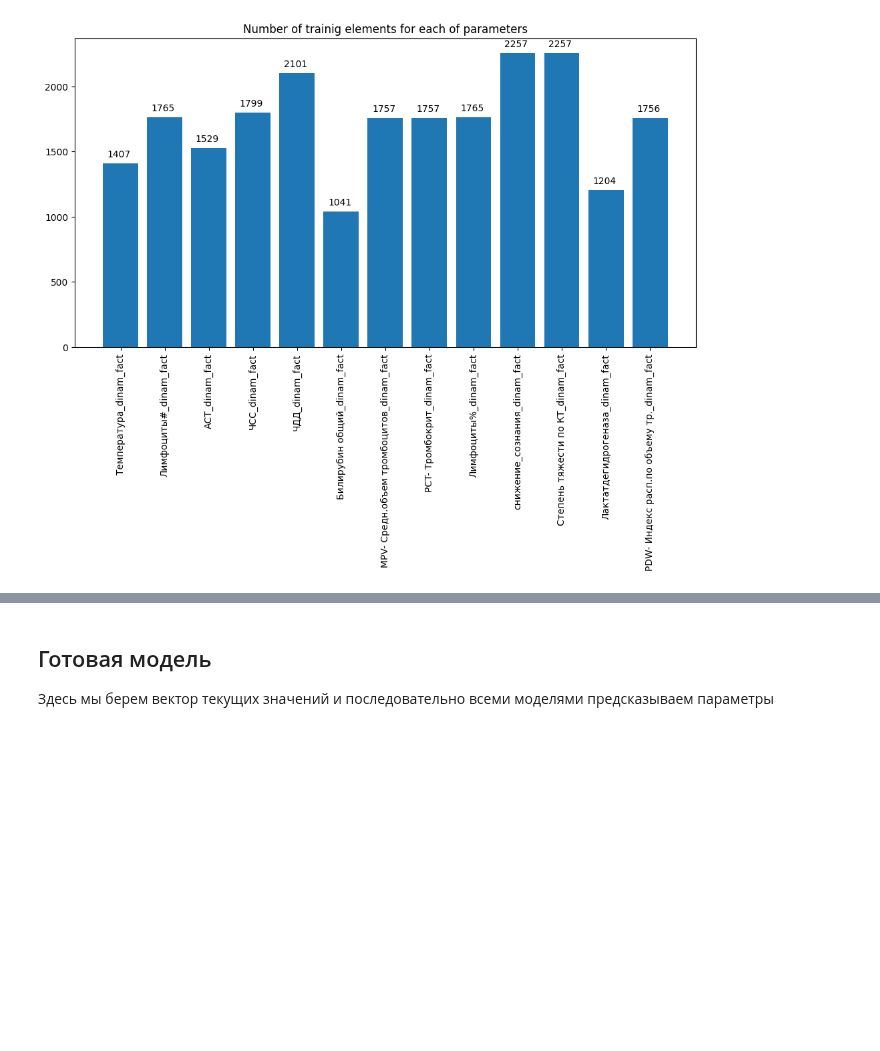
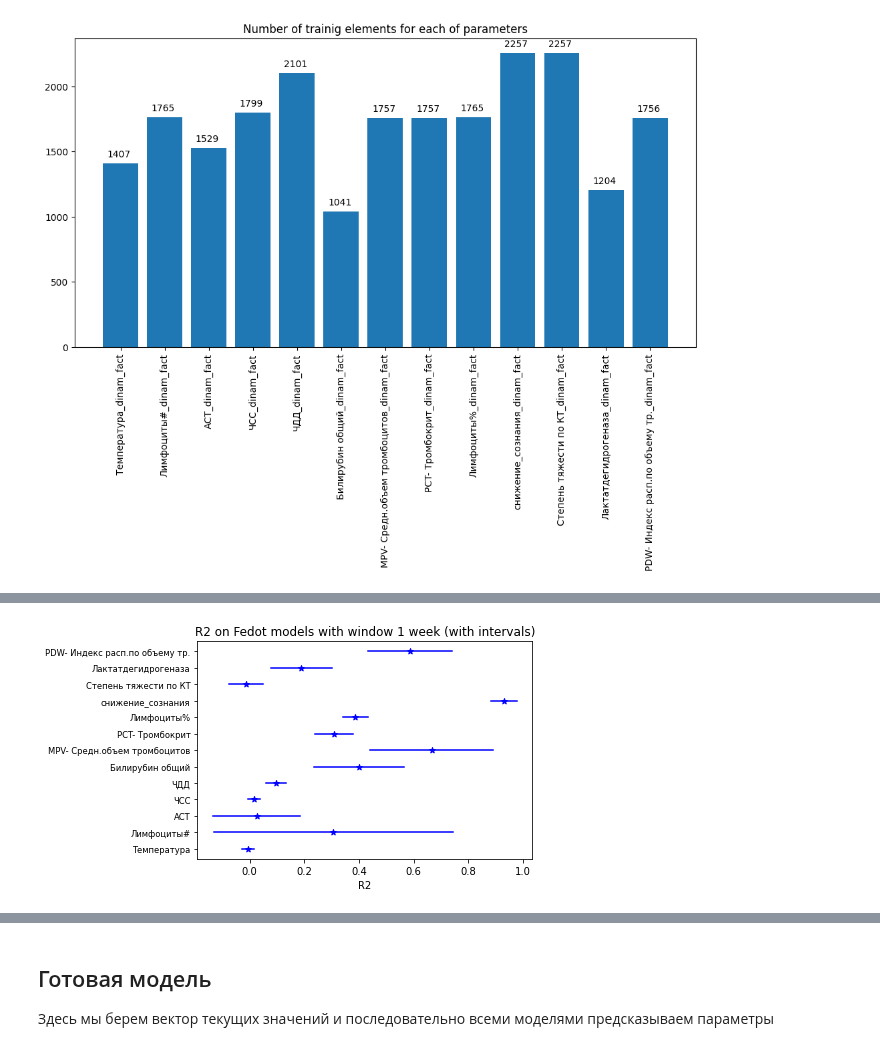
Before and after one commit to geniusserg/CovidPredict, a Jupyter notebook: fedot.ipynb, the cells around one changed output, grey strips where cells are left out. Drawn from its saved outputs; the diff is of its cells as text; code cells hidden in the pictures; blank space fills up the shorter version.

```diff
--- a/fedot.ipynb
+++ b/fedot.ipynb
@@ -182,16 +209,3 @@ for i in range(13):
 ## Обучение
 # %% [markdown]
 Теперь разделим датасет на окна - одна запись как фича, следующая за ней как таргет. И среди всех записей пациента проведем такую операцию
-# %%
-X , y = [], []
-for i in df.index.levels[0]:
-    try:
-        for j in range(df.loc[i].index.size - 1):
-            try:
-                X.append(df.loc[(i, j)])
-                y.append(df.loc[(i, j+1)].iloc[29:42])
-            except:
-                pass
-    except:
-        pass
-X, y = np.array(X), np.array(y)
@@ -202,5 +212,18 @@ y[0]
 # %% [markdown]
 Выберем значения таргета без nan, и каждому из 13-ти параметров соотнесем пары - вектор параметров X и значение Y параметра на следующей неделе.
+# %%
+def X , y = [], []
+for i in df.index.levels[0]:
+    try:
+        for j in range(df.loc[i].index.size - 1):
+            try:
+                X.append(df.loc[(i, j)])
+                y.append(df.loc[(i, j+1)].iloc[29:42])
+            except:
+                pass
+    except:
+        pass
+X, y = np.array(X), np.array(y)
 # %%
 data = {param: [] for param in dynamic_columns}
 for i in range(len(data)):
@@ -525,0 +546,8 @@ resultdf.to_csv("Fedot_metrics_wind2.csv")
+# %%
+import pandas as pd
+fm = pd.read_csv("Fedot_metrics.csv", index_col=None)
+fm2 = pd.read_csv("Fedot_metrics_wind2.csv")
+hm = pd.read_csv("HistGradientBoosting_metrics.csv")
+hm2 = pd.read_csv("HistGradientBoosting_metrics_window2.csv")
+tdf = fm
+tdf[["parameter", "min_r2", "max_r2", "avg_r2"]].set_index("parameter")
@@ -525,0 +570,13 @@ resultdf.to_csv("Fedot_metrics_wind2.csv")
+# %%
+tdf = fm
+pldata = tdf[["max_r2", "min_r2", "avg_r2", "parameter", "model"]]
+psnames = [i[:len(i)-11] for i in pldata["parameter"]]
+for i in range(pldata.shape[0]):
+    plt.plot(pldata.iloc[i, 0:2], [i, i], c="blue")
+    plt.scatter(pldata.iloc[i, 2], [i], c="blue", marker="*")
+plt.title("R2 on Fedot models with window 1 week (with intervals)")
+plt.xlabel("R2")
+plt.yticks(range(len(psnames)), psnames , size='small')
+plt.show()
+# %% [output]
+[figure, added]
```
Also changed, not shown: parts of 53 cells of this notebook, 1 other file.
